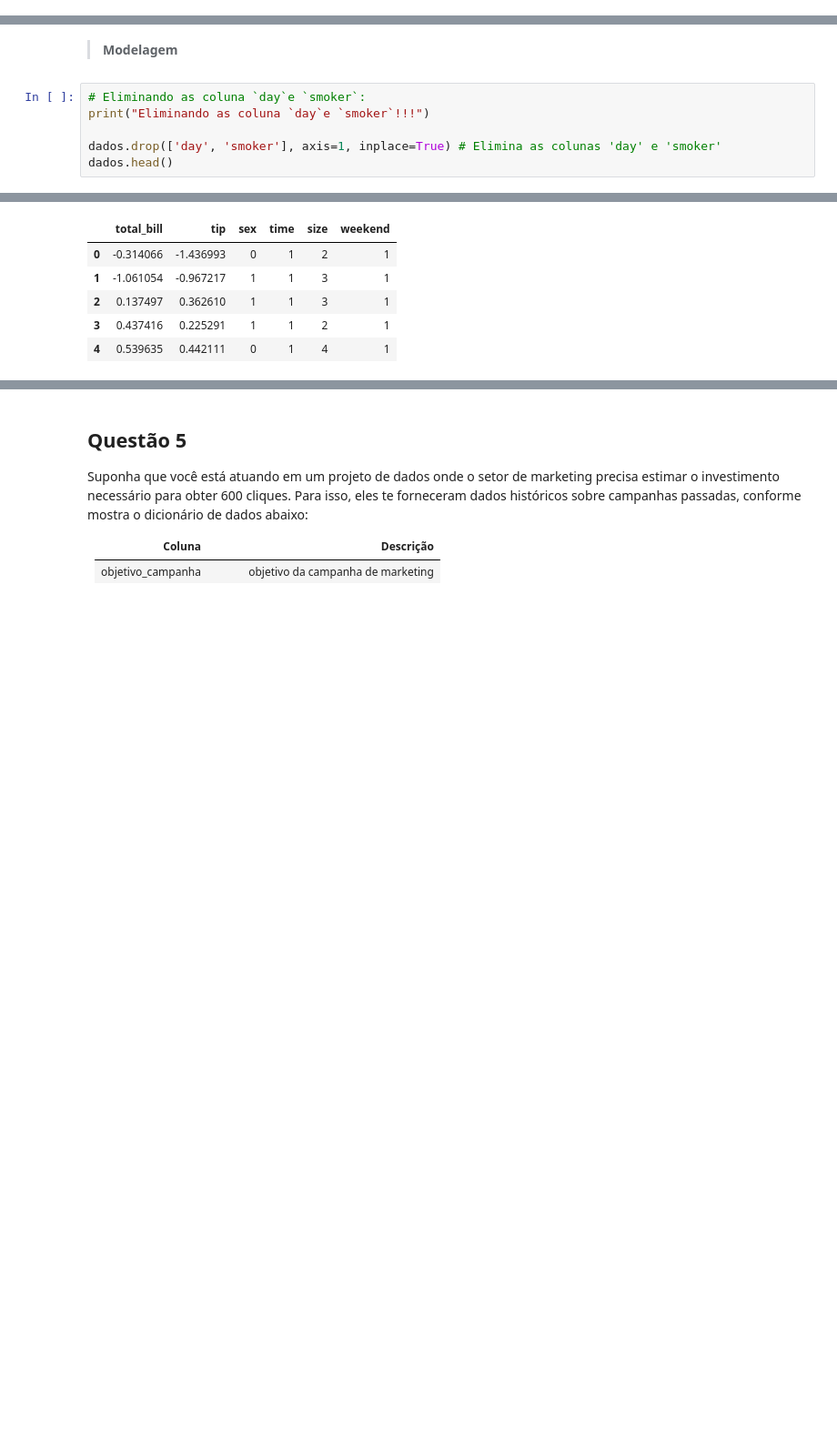
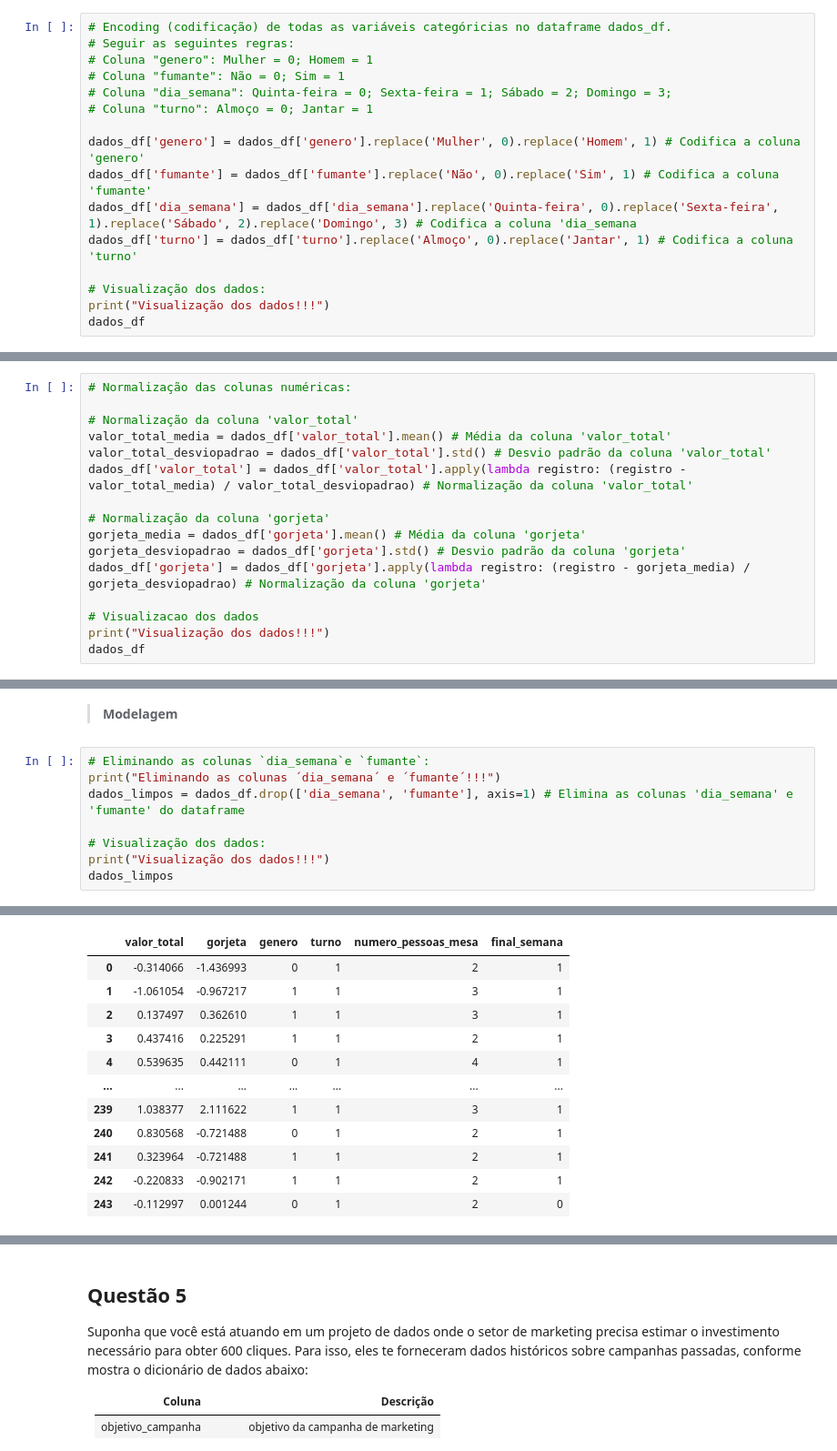
Before and after one commit to DallastaDaniel/ML_especializacao, a Jupyter notebook: Atividade_avaliativa_ML.ipynb, the cells around one changed output, grey strips where cells are left out. Shown: that part at 91% size. Drawn from its saved outputs; the diff is of its cells as text; blank space fills up the shorter version.

```diff
--- a/Atividade_avaliativa_ML.ipynb
+++ b/Atividade_avaliativa_ML.ipynb
@@ -155,0 +273,16 @@ Encoding (codificação) de variáveis categóricias!!!
+# %%
+# Encoding (codificação) de todas as variáveis categóricias no dataframe dados_df.
+# Seguir as seguintes regras:
+# Coluna "genero": Mulher = 0; Homem = 1
+# Coluna "fumante": Não = 0; Sim = 1
+# Coluna "dia_semana": Quinta-feira = 0; Sexta-feira = 1; Sábado = 2; Domingo = 3;
+# Coluna "turno": Almoço = 0; Jantar = 1
+
+dados_df['genero'] = dados_df['genero'].replace('Mulher', 0).replace('Homem', 1) # Codifica a coluna 'genero'
+dados_df['fumante'] = dados_df['fumante'].replace('Não', 0).replace('Sim', 1) # Codifica a coluna 'fumante'
+dados_df['dia_semana'] = dados_df['dia_semana'].replace('Quinta-feira', 0).replace('Sexta-feira', 1).replace('Sábado', 2).replace('Domingo', 3) # Codifica a coluna 'dia_semana
+dados_df['turno'] = dados_df['turno'].replace('Almoço', 0).replace('Jantar', 1) # Codifica a coluna 'turno'
+
+# Visualização dos dados:
+print("Visualização dos dados!!!")
+dados_df
@@ -185,0 +310,16 @@ Normalização das colunas numéricas!!!
+# %%
+# Normalização das colunas numéricas:
+
+# Normalização da coluna 'valor_total'
+valor_total_media = dados_df['valor_total'].mean() # Média da coluna 'valor_total'
+valor_total_desviopadrao = dados_df['valor_total'].std() # Desvio padrão da coluna 'valor_total'
+dados_df['valor_total'] = dados_df['valor_total'].apply(lambda registro: (registro - valor_total_media) / valor_total_desviopadrao) # Normalização da coluna 'valor_total'
+
+# Normalização da coluna 'gorjeta'
+gorjeta_media = dados_df['gorjeta'].mean() # Média da coluna 'gorjeta'
+gorjeta_desviopadrao = dados_df['gorjeta'].std() # Desvio padrão da coluna 'gorjeta'
+dados_df['gorjeta'] = dados_df['gorjeta'].apply(lambda registro: (registro - gorjeta_media) / gorjeta_desviopadrao) # Normalização da coluna 'gorjeta'
+
+# Visualizacao dos dados
+print("Visualização dos dados!!!")
+dados_df
@@ -186,9 +341,11 @@ Normalização das colunas numéricas!!!
 # %% [markdown]
 > **Modelagem**
 # %%
-# Eliminando as coluna `day`e `smoker`:
-print("Eliminando as coluna `day`e `smoker`!!!")
+# Eliminando as colunas `dia_semana`e `fumante`:
+print("Eliminando as colunas ´dia_semana´ e ´fumante´!!!")
+dados_limpos = dados_df.drop(['dia_semana', 'fumante'], axis=1) # Elimina as colunas 'dia_semana' e 'fumante' do dataframe
 
-dados.drop(['day', 'smoker'], axis=1, inplace=True) # Elimina as colunas 'day' e 'smoker'
-dados.head()
+# Visualização dos dados:
+print("Visualização dos dados!!!")
+dados_limpos
 # %% [output]
@@ -196,6 +354,12 @@ Eliminando as coluna `day`e `smoker`!!!
-|  | total_bill | tip | sex | time | size | weekend |
+|  | valor_total | gorjeta | genero | turno | numero_pessoas_mesa | final_semana |
 | 0 | -0.314066 | -1.436993 | 0 | 1 | 2 | 1 |
 | 1 | -1.061054 | -0.967217 | 1 | 1 | 3 | 1 |
 | 2 | 0.137497 | 0.362610 | 1 | 1 | 3 | 1 |
 | 3 | 0.437416 | 0.225291 | 1 | 1 | 2 | 1 |
 | 4 | 0.539635 | 0.442111 | 0 | 1 | 4 | 1 |
+| ... | ... | ... | ... | ... | ... | ... |
+| 239 | 1.038377 | 2.111622 | 1 | 1 | 3 | 1 |
+| 240 | 0.830568 | -0.721488 | 0 | 1 | 2 | 1 |
+| 241 | 0.323964 | -0.721488 | 1 | 1 | 2 | 1 |
+| 242 | -0.220833 | -0.902171 | 1 | 1 | 2 | 1 |
+| 243 | -0.112997 | 0.001244 | 0 | 1 | 2 | 0 |
```
Also changed, not shown: parts of 36 cells of this notebook.
